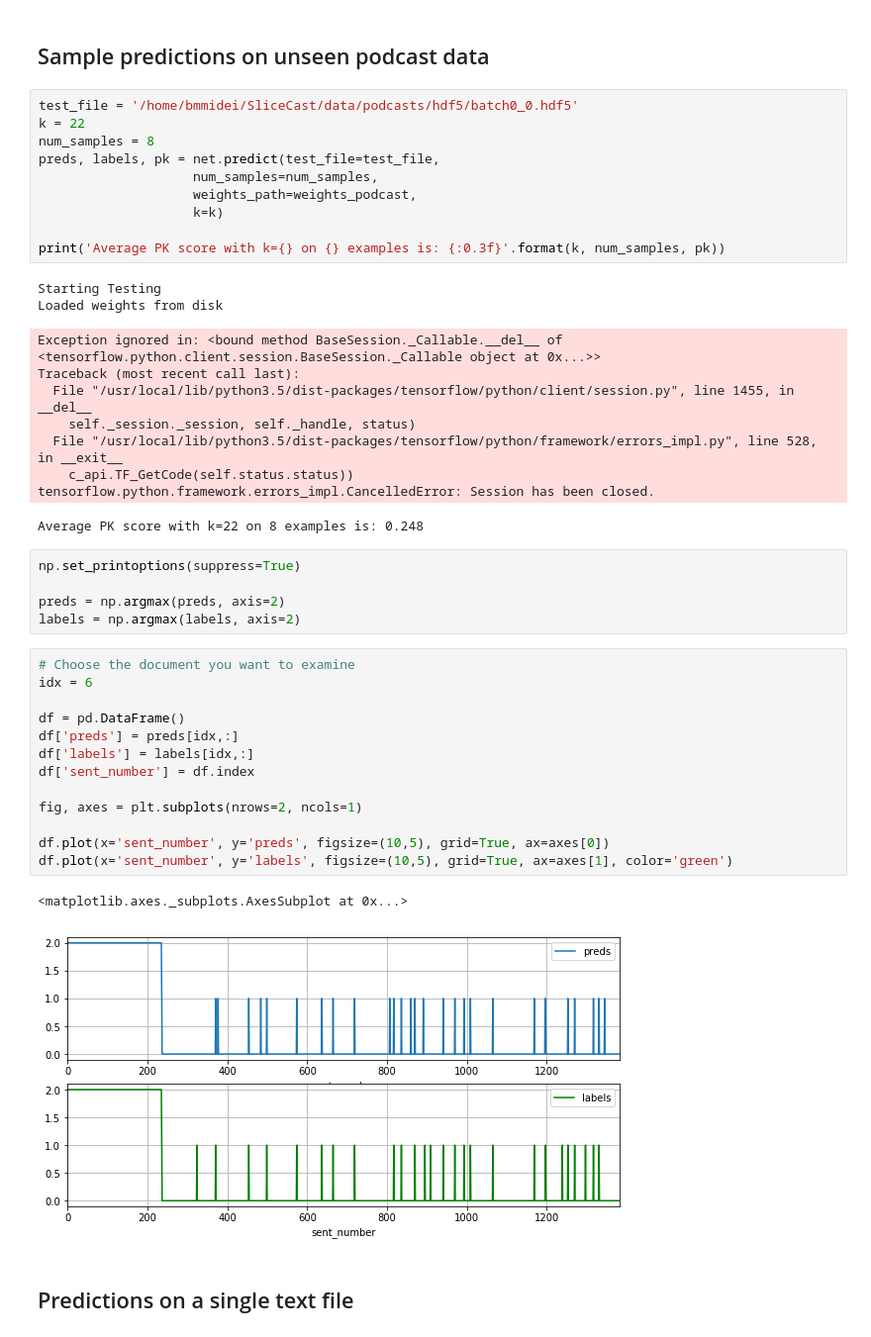
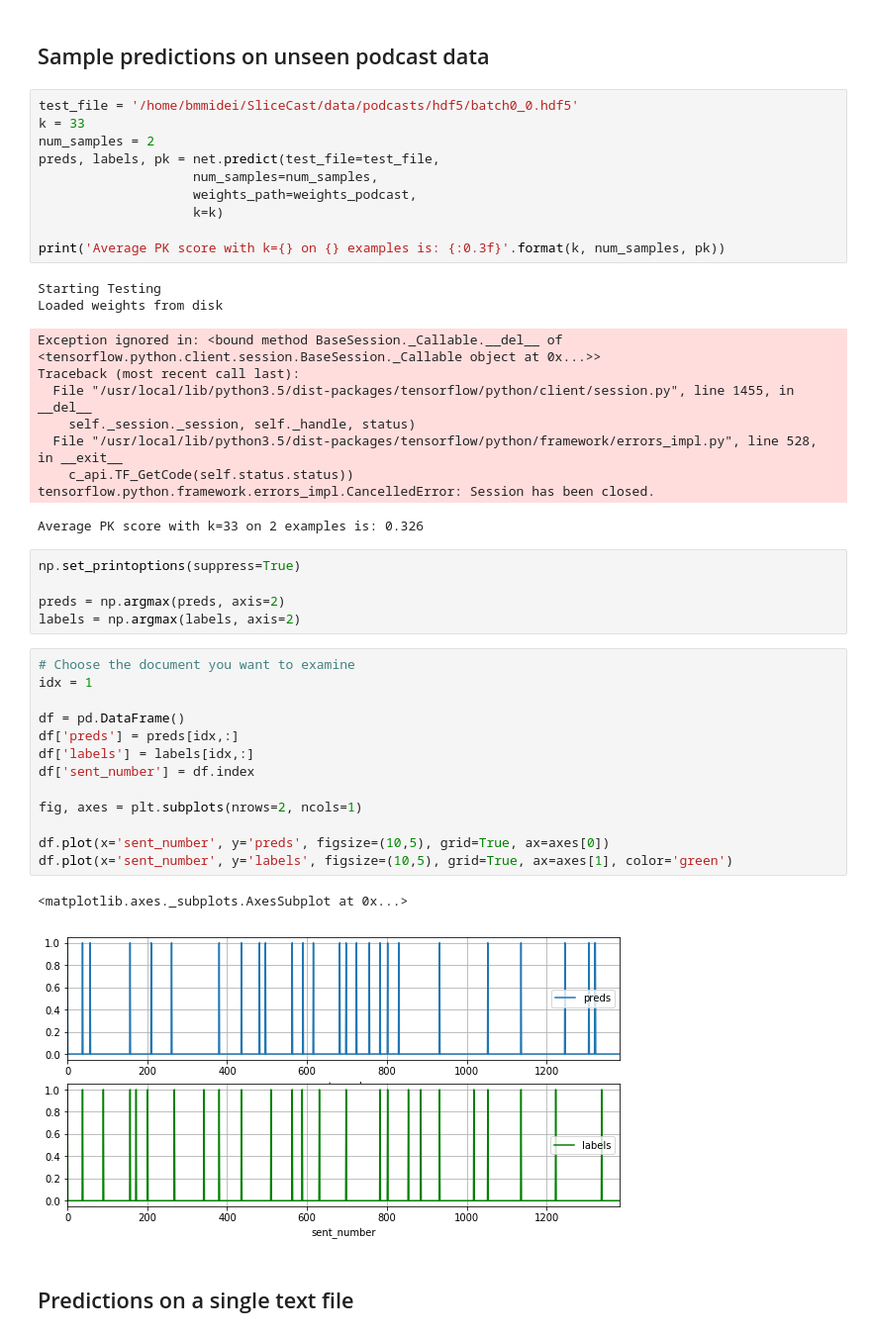
Before and after one commit to bmmidei/SliceCast, a Jupyter notebook: inference.ipynb, the cells around one changed output. Shown: that part at 99% size. Saved outputs shown, nothing was run; the diff lists cells and outputs as text.

```diff
--- a/inference.ipynb
+++ b/inference.ipynb
@@ -109,8 +107,8 @@ df.plot(x='sent_number', y='labels', figsize=(10,5), grid=True, ax=axes[1], colo
 ## Sample predictions on unseen podcast data
 # %%
 test_file = '/home/bmmidei/SliceCast/data/podcasts/hdf5/batch0_0.hdf5'
-k = 22
-num_samples = 8
+k = 33
+num_samples = 2
 preds, labels, pk = net.predict(test_file=test_file,
                     num_samples=num_samples,
                     weights_path=weights_podcast,
@@ -127,7 +125,7 @@ Traceback (most recent call last):
   File "/usr/local/lib/python3.5/dist-packages/tensorflow/python/framework/errors_impl.py", line 528, in __exit__
     c_api.TF_GetCode(self.status.status))
 tensorflow.python.framework.errors_impl.CancelledError: Session has been closed.
-Average PK score with k=22 on 8 examples is: 0.248
+Average PK score with k=33 on 2 examples is: 0.326
 # %%
 np.set_printoptions(suppress=True)
 
@@ -135,20 +133,20 @@ preds = np.argmax(preds, axis=2)
 labels = np.argmax(labels, axis=2)
 # %%
 # Choose the document you want to examine
-idx = 6
+idx = 1
 
 df = pd.DataFrame()
 df['preds'] = preds[idx,:]
 df['labels'] = labels[idx,:]
 df['sent_number'] = df.index
 
 fig, axes = plt.subplots(nrows=2, ncols=1)
 
 df.plot(x='sent_number', y='preds', figsize=(10,5), grid=True, ax=axes[0])
 df.plot(x='sent_number', y='labels', figsize=(10,5), grid=True, ax=axes[1], color='green')
 # %% [output]
 <matplotlib.axes._subplots.AxesSubplot at 0x...>
-[figure, old version]
+[figure, new version]
 # %% [markdown]
 ## Predictions on a single text file
 # %%
```
Also changed, not shown: parts of 16 cells of this notebook, 21 other files.
